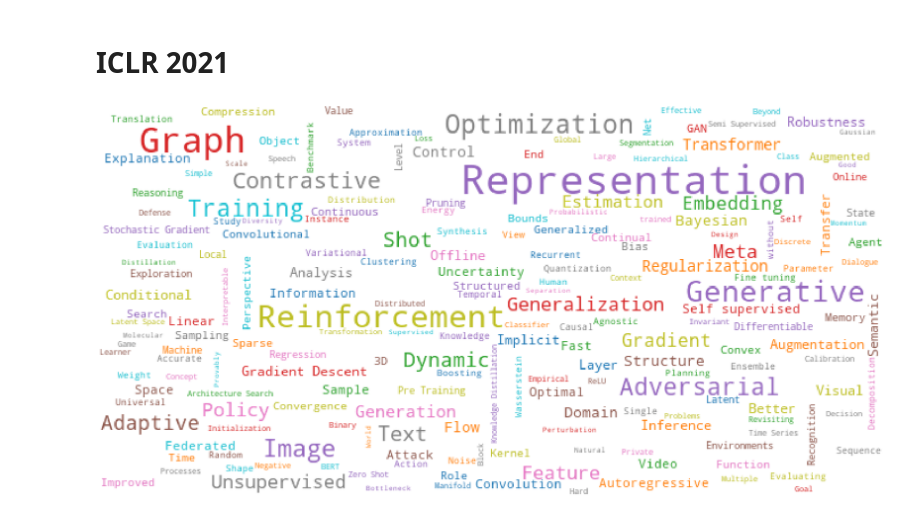
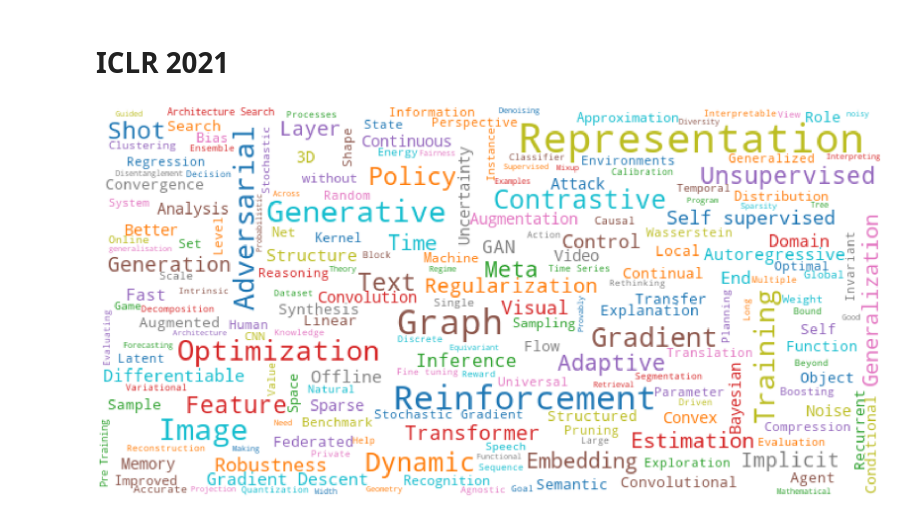
Before and after one commit to KaishuaiXu/ConferenceWordCloud21, a Jupyter notebook: demo.ipynb, the cells around one changed output. Cells and saved outputs as stored; diff of their text form; code cells hidden in the pictures.

```diff
--- a/demo.ipynb
+++ b/demo.ipynb
@@ -46,7 +46,7 @@ f.close()
 # %% [markdown]
 # IJCAI 2021
 # %%
-with open('IJCAI2021.txt', 'r') as f:
+with open('./data/IJCAI2021.txt', 'r') as f:
     data = f.read()
     data = data.split('\n')
 # %%
@@ -78,6 +78,6 @@ plt.show()
 # %%
 wordcloud_svg = wordcloud.to_svg(embed_font=True)
-f = open("IJCAI2021.svg","w+")
+f = open("./data/IJCAI2021.svg","w+")
 f.write(wordcloud_svg )
 f.close()
 # %% [markdown]
@@ -145,7 +145,7 @@ STOPWORDS += ['Model', 'Neural Network', 'Neural Networks', 'Network', 'Networks
              ]
 
 # lower max_font_size
-wordcloud = WordCloud(width=700, height=350, max_font_size=36, min_font_size=4, stopwords=set(STOPWORDS), mode='RGBA', colormap='tab10', background_color=None).generate(text)
+wordcloud = WordCloud(width=700, height=350, max_font_size=36, min_font_size=4, stopwords=set(STOPWORDS), mode='RGBA', colormap='tab10', background_color='white').generate(text)
 plt.figure(figsize=(40, 20))
 plt.imshow(wordcloud)
 plt.axis("off")
@@ -167,31 +167,32 @@ with open('./data/ICLR2021.txt', 'r') as f:
     poster = data.split('Spotlight\n')[1].split('Poster\n')[1]
 # %%
 text = ''
-for line in poster.split('Show details\n'):
-    j = line.index('\n')
-    text += f'\n{line[:j]}'
+for line in oral.split('Show details\n') + spotlight.split('Show details\n') + poster.split('Show details\n'):
+    if line:
+        j = line.index('\n')
+        text += f'\n{line[:j]}'
 # %%
 # Display the generated image:
 from wordcloud import WordCloud
 import matplotlib.pyplot as plt
 
 STOPWORDS = list(map(str.strip, open('stopwords').readlines()))
 STOPWORDS += ['Model', 'Neural Network', 'Neural Networks', 'Network', 'Networks', 'Attention',
               'Data', 'Modeling', 'based', 'Using', 'Learning', 'Toward', 'Matching',
               'Multi', 'via', 'Deep', 'Label', 'Aware', 'Problem', 'Neural', 'Towards',
              'Algorithm', 'Prediction', 'Framework', 'Two', 'Approach', 'Classification',
              'Task', 'Models', 'Solving', 'Method', 'Improving', 't', 'One', 'Tasks',
              'User', 'Algorithms', 'New', 'Combining', 'High', 'News', 'Methods', 'Non',
              'Efficient', 'Robust', 'Understanding', 'Language']
 
 # lower max_font_size
-wordcloud = WordCloud(width=700, height=350, max_font_size=36, min_font_size=4, stopwords=set(STOPWORDS), mode='RGBA', colormap='tab10', background_color=None).generate(text)
+wordcloud = WordCloud(width=700, height=350, max_font_size=36, min_font_size=4, stopwords=set(STOPWORDS), mode='RGBA', colormap='tab10', background_color='white').generate(text)
 plt.figure(figsize=(40, 20))
 plt.imshow(wordcloud)
 plt.axis("off")
 plt.show()
 # %% [output]
-[figure, old version]
+[figure, new version]
 # %%
 wordcloud_svg = wordcloud.to_svg(embed_font=True)
 f = open("./pics/ICLR2021.svg","w+")
```
Also changed, not shown: parts of 4 cells of this notebook, 5 other files.
